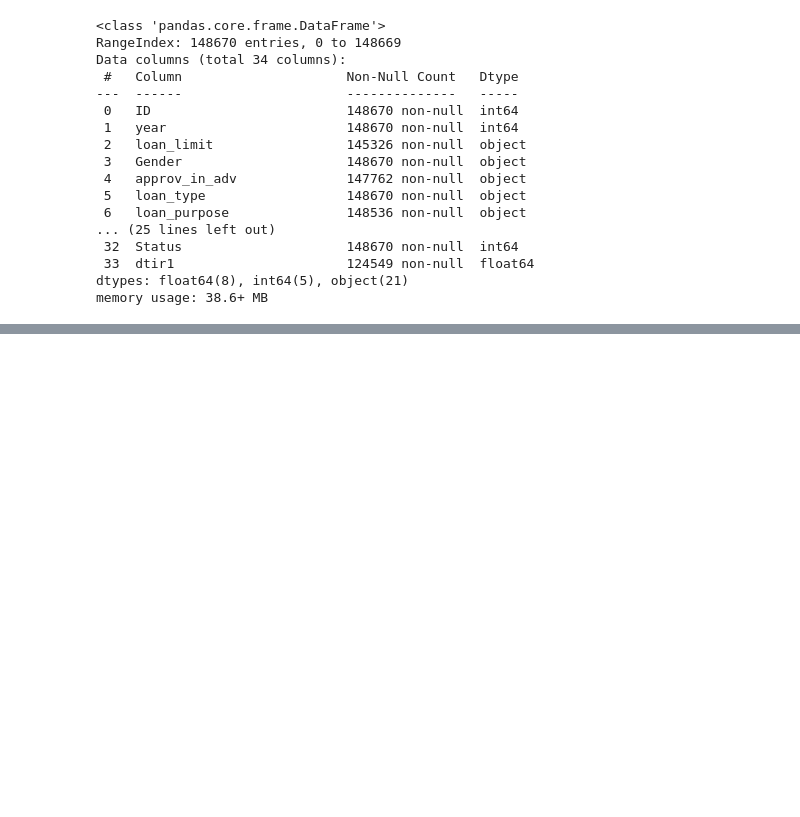
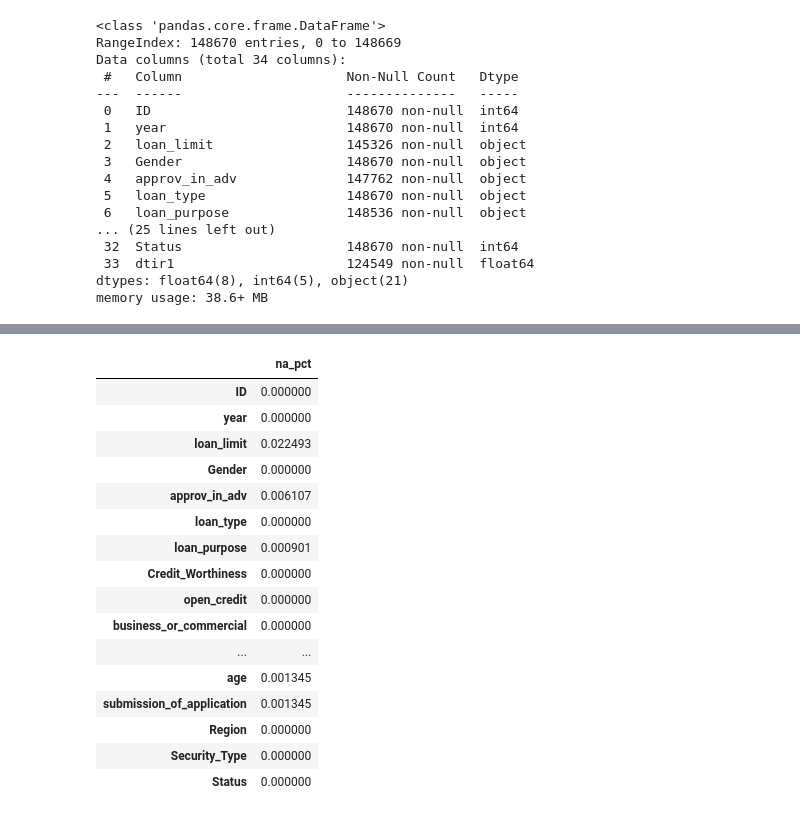
Before and after one commit to Sebastian1981/CustomerAnalytics_CreditDefaultPrediction, a Jupyter notebook: dataprep.ipynb, the cells around one changed output, grey strips where cells are left out. Saved outputs shown, nothing was run; the diff lists cells and outputs as text; code cells hidden in the pictures; blank space fills up the shorter version.

```diff
--- a/dataprep.ipynb
+++ b/dataprep.ipynb
@@ -43,0 +123,22 @@ memory usage: 38.6+ MB
+# %%
+# check percentages of nas in each columns
+na_df = get_na_pct_df(df)
+na_df
+# %% [output]
+|  | na_pct |
+| ID | 0.000000 |
+| year | 0.000000 |
+| loan_limit | 0.022493 |
+| Gender | 0.000000 |
+| approv_in_adv | 0.006107 |
+| loan_type | 0.000000 |
+| loan_purpose | 0.000901 |
+| Credit_Worthiness | 0.000000 |
+| open_credit | 0.000000 |
+| business_or_commercial | 0.000000 |
+| ... | ... |
+| age | 0.001345 |
+| submission_of_application | 0.001345 |
+| Region | 0.000000 |
+| Security_Type | 0.000000 |
+| Status | 0.000000 |
```
Also changed, not shown: parts of 16 cells of this notebook.
